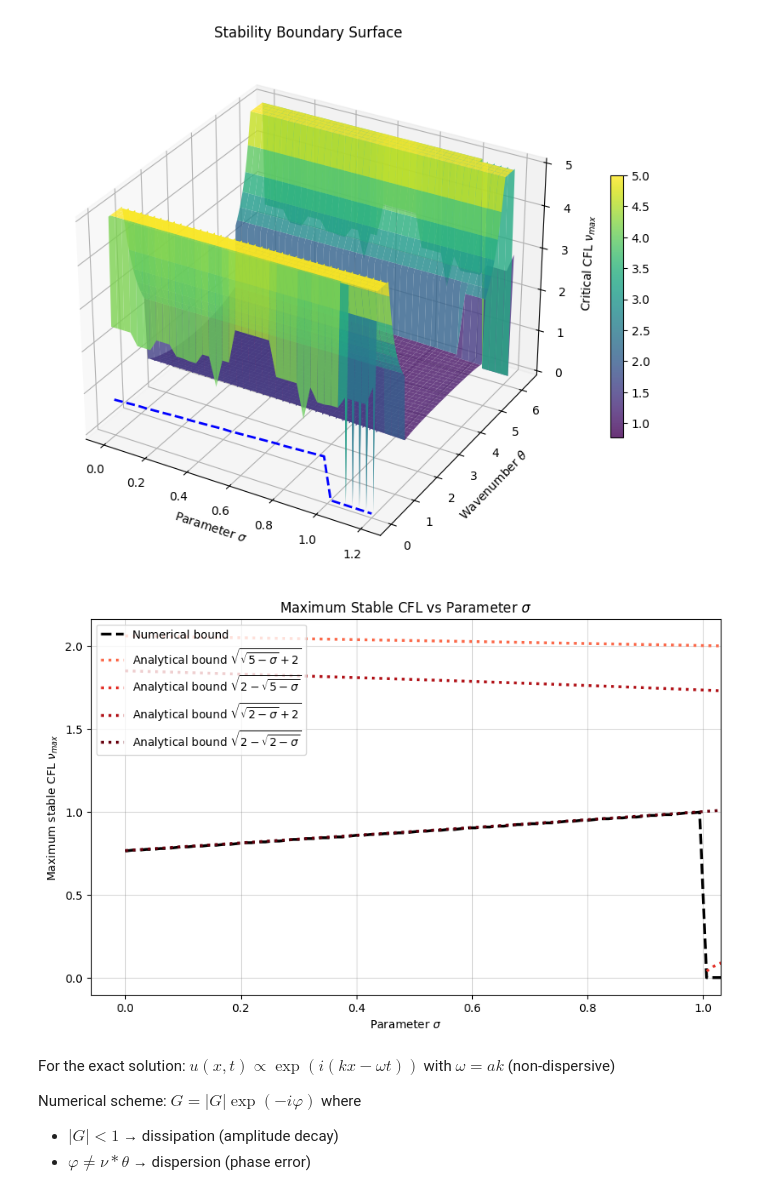
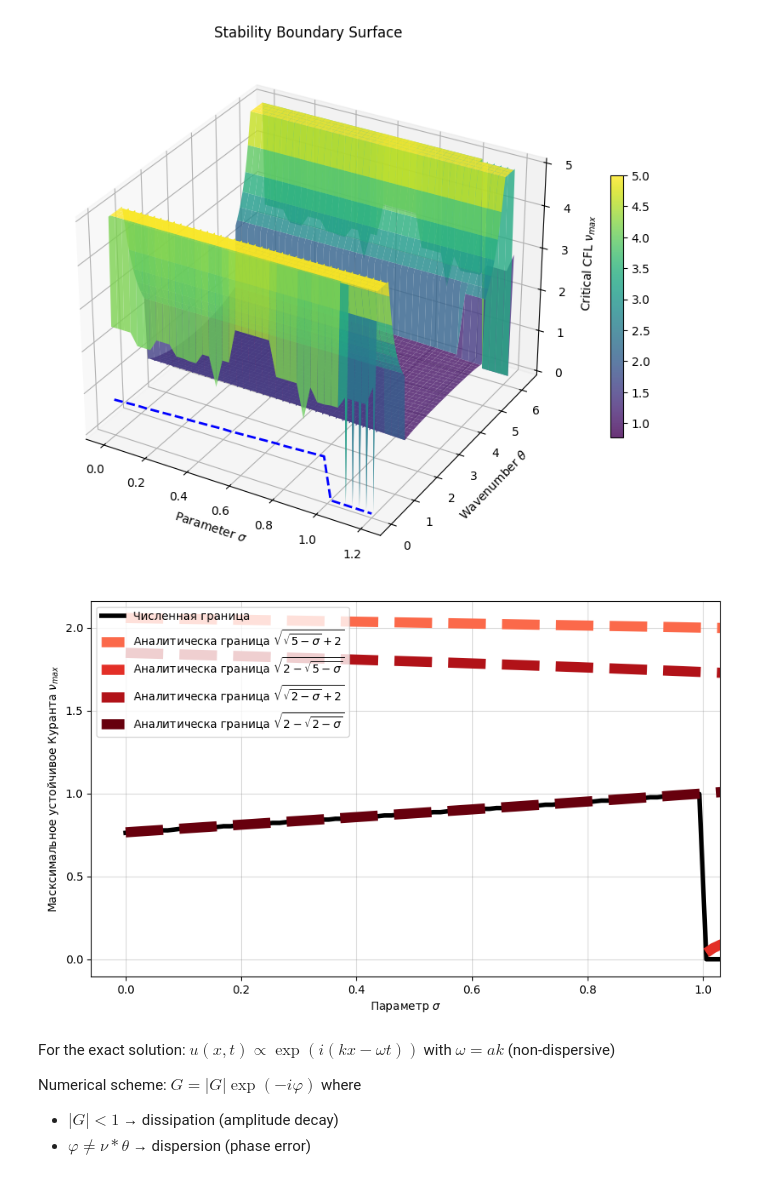
Before and after one commit to ukolov-ivan/mipt-vkr, a Jupyter notebook: src/sym.ipynb, the cells around one changed output. Cells and saved outputs as stored; diff of their text form; code cells hidden in the pictures.

```diff
--- a/src/sym.ipynb
+++ b/src/sym.ipynb
@@ -817,7 +817,9 @@ for i, root_func in enumerate(sigma_root_funcs):
                 marker='.',
                 markersize=.5,
                 linewidth=.1,
-                label=f'Root {i+1}',
+                # label=f'Root {i+1}',
+                # label=f'Корень {i+1}',
+                label='$Disc_x(P) = 0$',
                 zorder=10
             )
             print(f"Root {i}: plotted {np.sum(~np.isnan(sigma_real))} points")
@@ -831,11 +833,15 @@ ax.legend(loc='best', fontsize=8)
 
 # ax.plot(sigma_vals, [0]*len(sigma_vals), numerical_max_cfls,
 #         'b--', linewidth=2, label='Numerical max over θ')
-ax.set_xlabel(r'Parameter $\sigma$')
-ax.set_ylabel(r'CFL $\nu$')
+# ax.set_xlabel(r'Parameter $\sigma$')
+ax.set_xlabel(r'$\sigma$>')
+# ax.set_ylabel(r'CFL $\nu$')
+ax.set_ylabel(r'$\nu$')
 # ax.set_zlim(0, 1.2)
-ax.set_zlabel(r'Discriminant')
-ax.set_title('Discriminant Surface')
+# ax.set_zlabel(r'Discriminant')
+# Discax.set_zlabel(r'Дискриминант')
+# ax.set_title('Discriminant Surface')
+# ax.set_title('Discriminant Surface')
 
 # Colour bar – need figure
 fig = ax.figure
@@ -1456,7 +1464,8 @@ def compute_max_cfl_vs_sigma(sigma_vals: np.ndarray,
 def plot_max_cfl_vs_sigma(sigma_vals: np.ndarray,
                           max_cfl_vals: np.ndarray,
                           ax: plt.Axes | None = None,
-                          label: str = 'Numerical bound',
+                        #   label: str = 'Numerical bound',
+                          label: str = 'Численная граница',
                           color: str | None = None,
                           analytical_func: typing.Callable | None = None):
     if ax is None:
@@ -1464,47 +1473,51 @@ def plot_max_cfl_vs_sigma(sigma_vals: np.ndarray,
 
     # CONSISTENCY: Default to Black Dashed if color isn't strictly provided
     plot_color = color if color else 'black'
-    ax.plot(sigma_vals, max_cfl_vals, linewidth=2.5,
-            label=label, color=plot_color, linestyle='--')
+    ax.plot(sigma_vals, max_cfl_vals, linewidth=4,
+            label=label, color=plot_color, linestyle='solid')
 
     # Differentiating analytical lines if there are multiple
     colors = plt.cm.Reds(np.linspace(0.5, 1, 4)) # type: ignore
 
     for idx, expr in enumerate(condition_factors[:4]):
         analytical_func = sp.lambdify((sigma), expr.rhs, modules='numpy')
         analytical_vals = [analytical_func(s) for s in sigma_vals]
         ax.plot(sigma_vals, analytical_vals,
-                color=colors[idx], linestyle=':', linewidth=2.5,
-                label=f'Analytical bound ${sp.latex(expr.rhs)}$')
+                color=colors[idx], linestyle='dashed', linewidth=9,
+                # label=f'Analytical bound ${sp.latex(expr.rhs)}$')
+                label=f'Аналитическа граница ${sp.latex(expr.rhs)}$')
 
-    ax.set_xlabel(r'Parameter $\sigma$')
-    ax.set_ylabel(r'Maximum stable CFL $\nu_{max}$')
-    ax.set_title(r'Maximum Stable CFL vs Parameter $\sigma$')
+    # ax.set_xlabel(r'Parameter $\sigma$')
+    # ax.set_ylabel(r'Maximum stable CFL $\nu_{max}$')
+    # ax.set_title(r'Maximum Stable CFL vs Parameter $\sigma$')
+    ax.set_xlabel(r'Параметр $\sigma$')
+    ax.set_ylabel(r'Масксимальное устойчивое Куранта $\nu_{max}$')
+    # ax.set_title(r'Maximum Stable CFL vs Parameter $\sigma$')
 
     # Improve grid styling
     ax.grid(True, which='major', color='gray', alpha=0.3)
     ax.grid(True, which='minor', color='gray', alpha=0.1)
     ax.legend(loc='upper left')
     return ax
 
 
 def plot_max_cfl_vs_sigma_figure(sigma_range=sigma_range,
                                  theta_range=theta_range,
                                  cfl_range=cfl_range,
                                  n_sigma=100,
                                  analytical_func: typing.Callable | None = None):
     """Convenience: create figure with one axis, compute and plot."""
     sigma_vals = np.linspace(*sigma_range, n_sigma)
     sigma_vals, max_cfl = compute_max_cfl_vs_sigma(sigma_vals, theta_range,
                                                    cfl_range)
     ax = plot_max_cfl_vs_sigma(sigma_vals, max_cfl, analytical_func=analytical_func)
     ax.set_xlim(right=1.03)
 
 plot_max_cfl_vs_sigma_figure()
 tikzplotlib.save('cfl-bound-vs-parameter.tikz', axis_width=r"\textwidth")
 plt.show()
 # %% [output]
-[figure, old version]
+[figure, new version]
 # %% [markdown]
 For the exact solution: $u(x,t) ∝ \exp(i(kx - ωt))$ with $ω = ak$ (non-dispersive)
 
```
Also changed, not shown: parts of 5 cells of this notebook, 2 other files.
